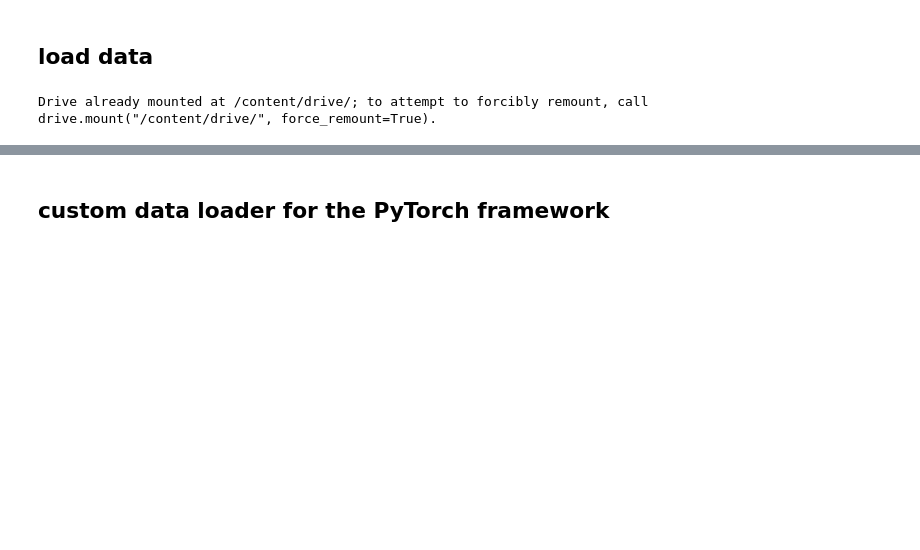
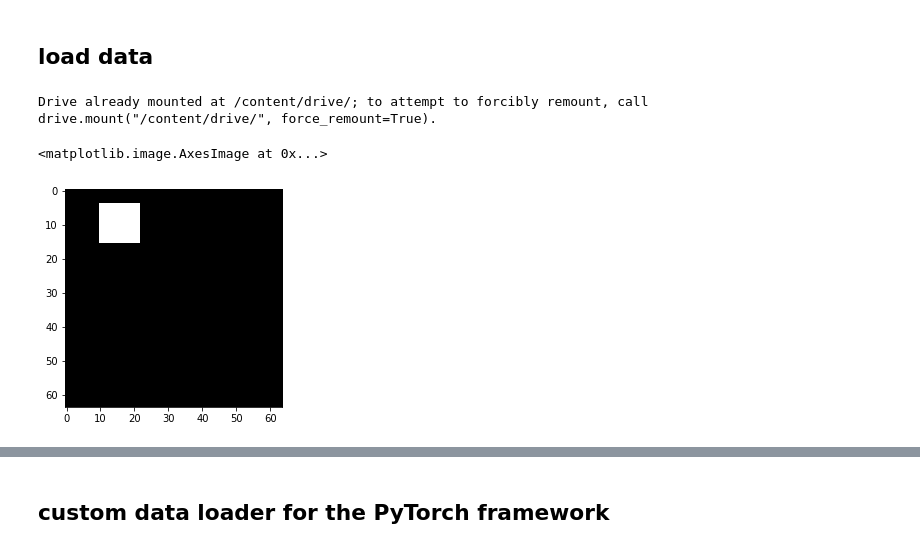
Before and after one commit to tolom131/machine-learning-project, a Jupyter notebook: assignment/10/assignment_10.ipynb, the cells around one changed output, grey strips where cells are left out. Saved outputs shown, nothing was run; the diff lists cells and outputs as text; code cells hidden in the pictures; blank space fills up the shorter version.

Commit message:
Resize 했을 때 64까지는 모서리 부분에 대한 뭉개짐 없음

```diff
--- a/assignment/10/assignment_10.ipynb
+++ b/assignment/10/assignment_10.ipynb
@@ -29,3 +29,19 @@ data            = np.load(os.path.join(directory_data, filename_data))
 image_clean     = torch.from_numpy(data['real_images']).float()
 # %% [output]
 Drive already mounted at /content/drive/; to attempt to forcibly remount, call drive.mount("/content/drive/", force_remount=True).
+# %%
+transform=transforms.Compose([
+                              transforms.ToPILImage(),
+                              transforms.Resize((64, 64)),
+                              transforms.ToTensor(),
+                              ])
+
+image = transform(image_clean[3])
+# %%
+image = np.where(image>=0.5, 1, 0)
+image = torch.Tensor(image)
+# %%
+plt.imshow(image.view(64, 64), cmap="gray")
+# %% [output]
+<matplotlib.image.AxesImage at 0x...>
+[figure, added]
```
Also changed, not shown: parts of 5 cells of this notebook.
